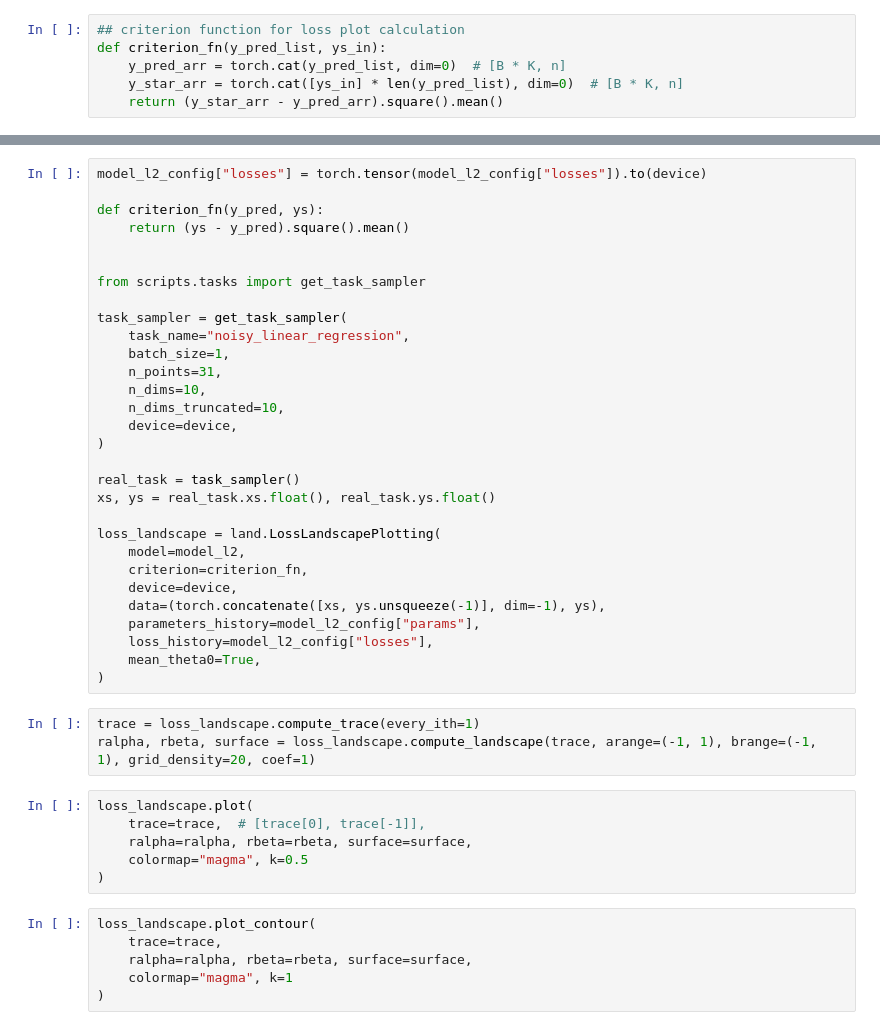
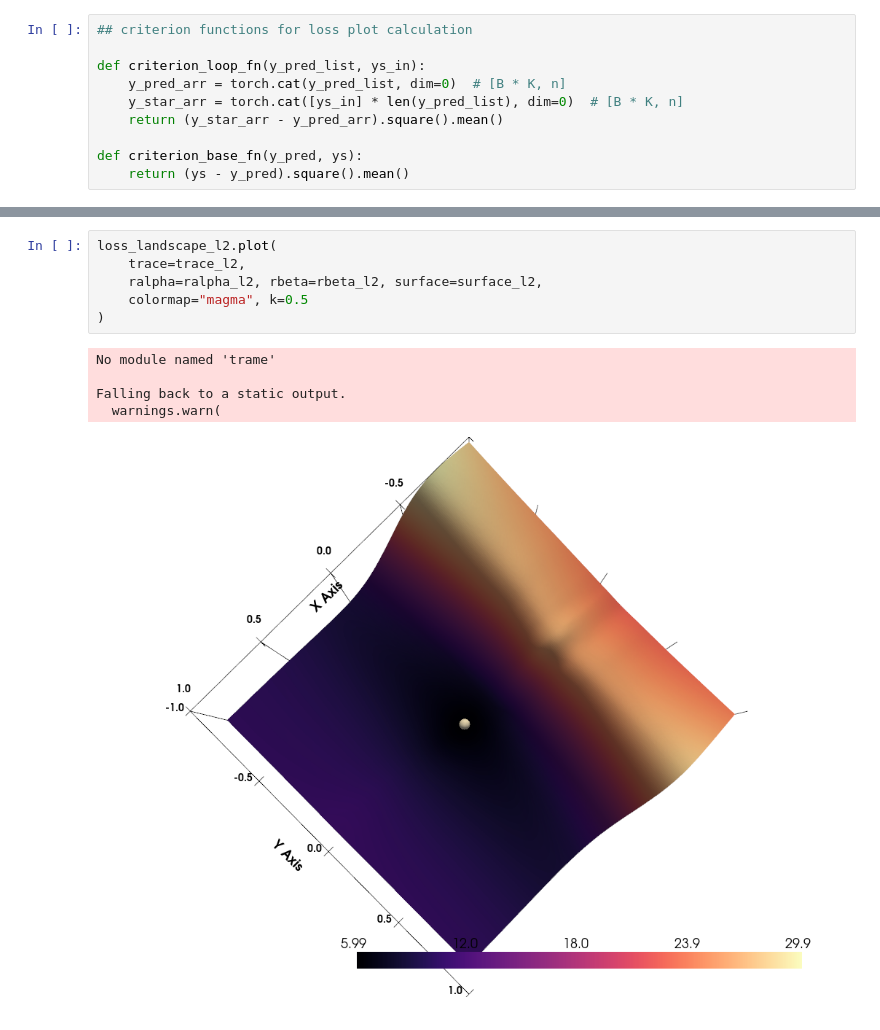
Before and after one commit to Vadimbuildercxx/looped_transformer, a Jupyter notebook: scripts/loss_surface.ipynb, the cells around one changed output, grey strips where cells are left out. Saved outputs shown, nothing was run; the diff lists cells and outputs as text.

```diff
--- a/scripts/loss_surface.ipynb
+++ b/scripts/loss_surface.ipynb
@@ -25,11 +25,15 @@ task_sampler = get_task_sampler(
 real_task = task_sampler()
 xs, ys = real_task.xs.float(), real_task.ys.float()
 # %%
-## criterion function for loss plot calculation
-def criterion_fn(y_pred_list, ys_in):
+## criterion functions for loss plot calculation
+
+def criterion_loop_fn(y_pred_list, ys_in):
     y_pred_arr = torch.cat(y_pred_list, dim=0)  # [B * K, n]
     y_star_arr = torch.cat([ys_in] * len(y_pred_list), dim=0)  # [B * K, n]
     return (y_star_arr - y_pred_arr).square().mean()
+
+def criterion_base_fn(y_pred, ys):
+    return (ys - y_pred).square().mean()
 # %%
 model_loop_b5 = TransformerModelLoopedPyHessianWrapper(
     n_dims=n_dims,
@@ -118,45 +287,12 @@ model_l2_config["metrics"] = train_without_config(
-# %%
-model_l2_config["losses"] = torch.tensor(model_l2_config["losses"]).to(device)
-
-def criterion_fn(y_pred, ys):
-    return (ys - y_pred).square().mean()
-
-
-from scripts.tasks import get_task_sampler
-
-task_sampler = get_task_sampler(
-    task_name="noisy_linear_regression",
-    batch_size=1,
-    n_points=31,
-    n_dims=10,
-    n_dims_truncated=10,
-    device=device,
-)
-
-real_task = task_sampler()
-xs, ys = real_task.xs.float(), real_task.ys.float()
-
-loss_landscape = land.LossLandscapePlotting(
-    model=model_l2,
-    criterion=criterion_fn,
-    device=device,
-    data=(torch.concatenate([xs, ys.unsqueeze(-1)], dim=-1), ys),
-    parameters_history=model_l2_config["params"],
-    loss_history=model_l2_config["losses"],
-    mean_theta0=True,
-)
-# %%
-trace = loss_landscape.compute_trace(every_ith=1)
-ralpha, rbeta, surface = loss_landscape.compute_landscape(trace, arange=(-1, 1), brange=(-1, 1), grid_density=20, coef=1)
 # %%
-loss_landscape.plot(
-    trace=trace,  # [trace[0], trace[-1]],
-    ralpha=ralpha, rbeta=rbeta, surface=surface,
+loss_landscape_l2.plot(
+    trace=trace_l2,
+    ralpha=ralpha_l2, rbeta=rbeta_l2, surface=surface_l2,
     colormap="magma", k=0.5
 )
+# %% [output]
+No module named 'trame'
+
+Falling back to a static output.
+  warnings.warn(
+[figure, added]
-# %%
-loss_landscape.plot_contour(
-    trace=trace,
-    ralpha=ralpha, rbeta=rbeta, surface=surface,
-    colormap="magma", k=1
-)
```
Also changed, not shown: parts of 24 cells of this notebook, 3 other files.
